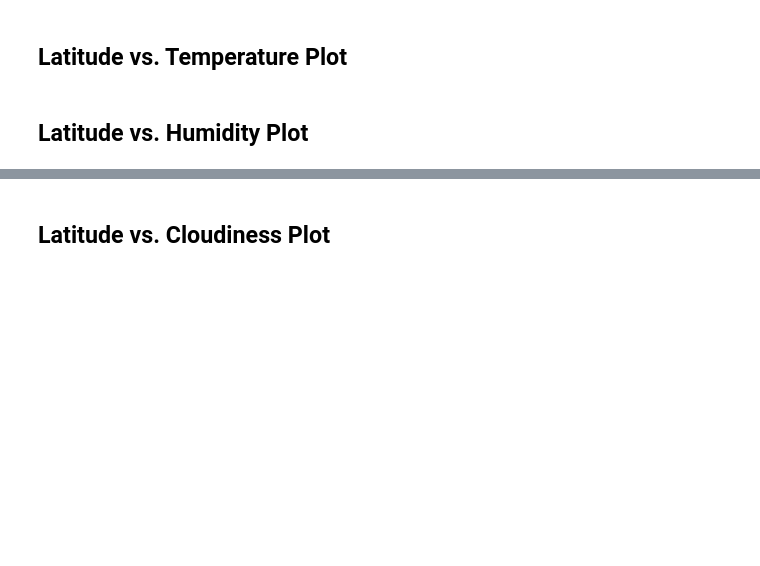
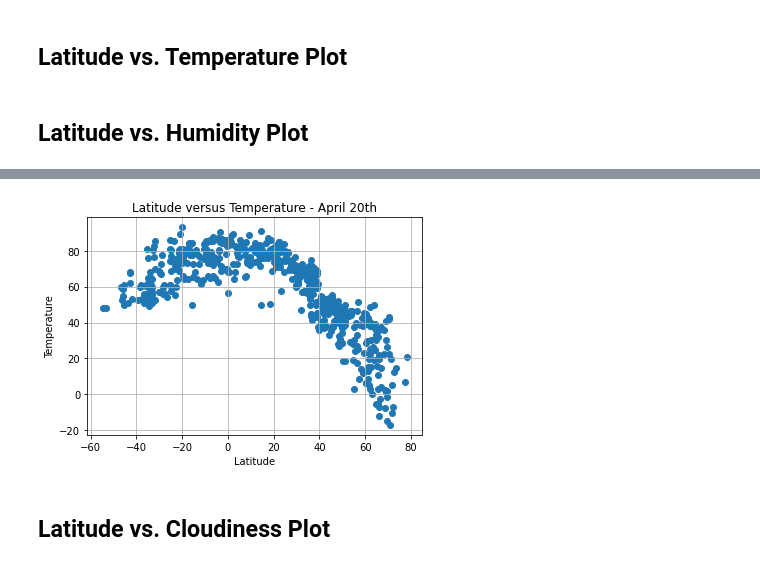
Before and after one commit to jbui009/python-api-challenge, a Jupyter notebook: WeatherPy-FINAL.ipynb, the cells around one changed output, grey strips where cells are left out. Saved outputs shown, nothing was run; the diff lists cells and outputs as text; code cells hidden in the pictures; blank space fills up the shorter version.

```diff
--- a/WeatherPy-FINAL.ipynb
+++ b/WeatherPy-FINAL.ipynb
@@ -166,3 +194,12 @@ plt.savefig('Lat_v_Humidity.png')
+# %%
+plt.scatter(Cities_df["Latitude"], Cities_df["Temperature"])
+plt.title("Latitude versus Temperature - April 20th")
+plt.xlabel("Latitude")
+plt.ylabel("Temperature")
+plt.grid(True)
+plt.savefig('Lat_v_Temp.png')
+# %% [output]
+[figure, added]
 # %% [markdown]
 ## Latitude vs. Cloudiness Plot
 # %%
```
Also changed, not shown: parts of 27 cells of this notebook, 4 other files.
